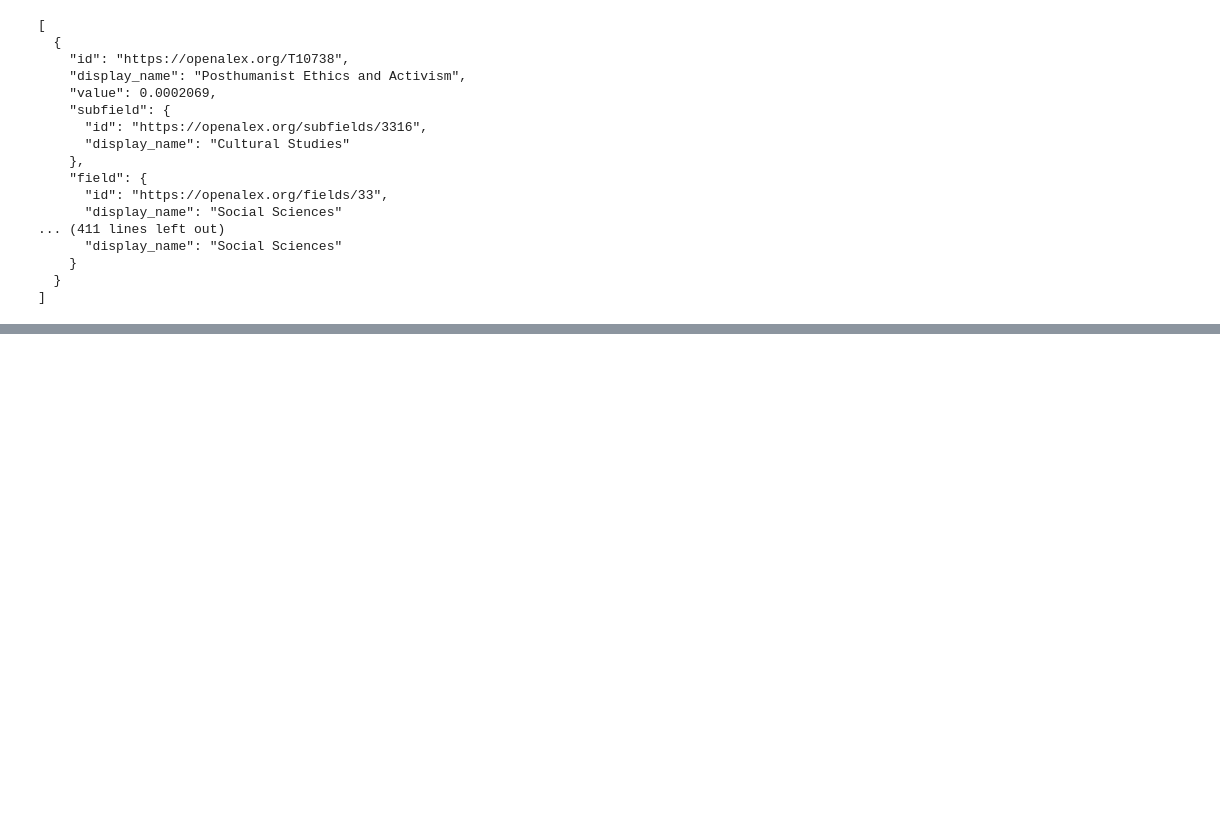
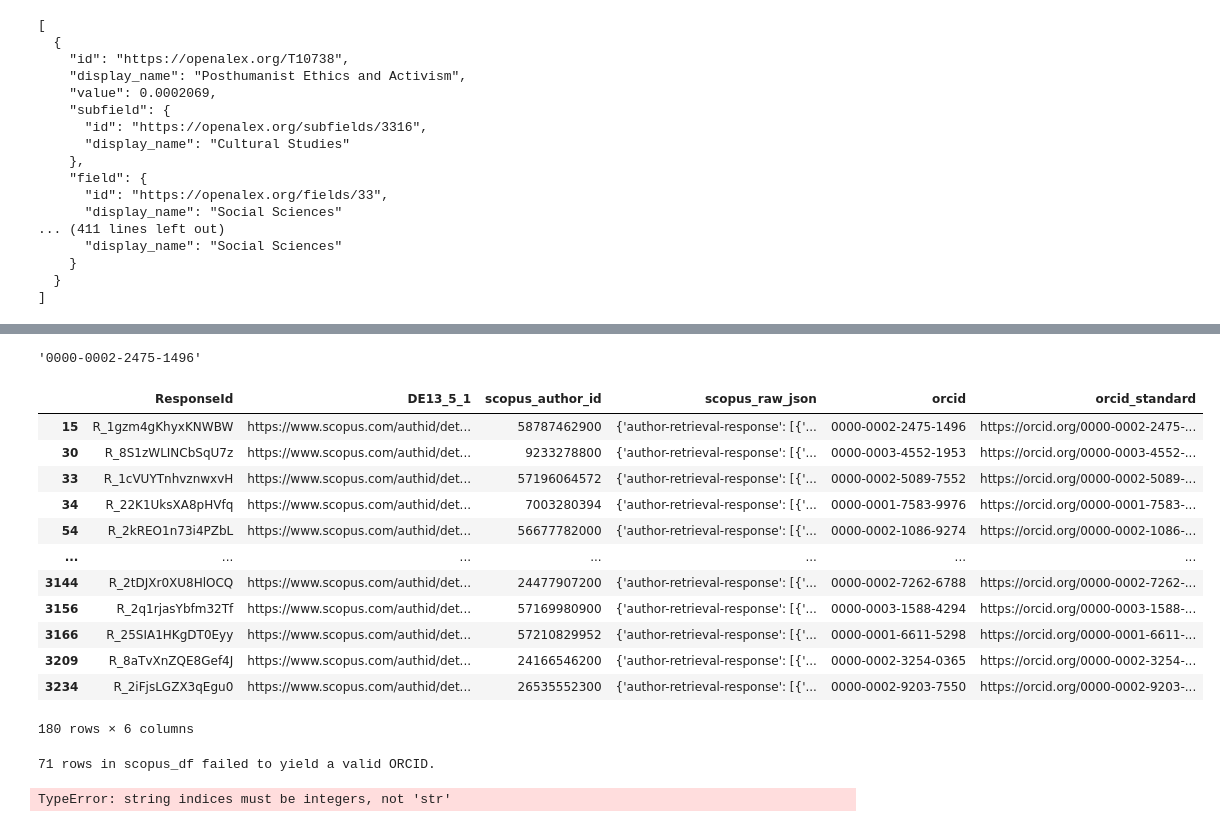
Before and after one commit to Ppandda/parenthood, a Jupyter notebook: parenthood_europe/notebooks/getting_temporal_data.ipynb, the cells around one changed output, grey strips where cells are left out. Cells and saved outputs as stored; diff of their text form; code cells hidden in the pictures; blank space fills up the shorter version.

```diff
--- a/parenthood_europe/notebooks/getting_temporal_data.ipynb
+++ b/parenthood_europe/notebooks/getting_temporal_data.ipynb
@@ -552,0 +679,8 @@ df_final['dominant_subfield'] = df_final['topic_share'].apply(get_dominant_subfi
+# %%
+def extract_author_id(scopus_url):
+    if isinstance(scopus_url, str) and "authorId=" in scopus_url:
+        return scopus_url.split("authorId=")[-1].split("&")[0]
+    return None
+
+scopus_df['scopus_author_id'] = scopus_df['DE13_5_1'].apply(extract_author_id)
+scopus_df
@@ -552,0 +701,19 @@ df_final['dominant_subfield'] = df_final['topic_share'].apply(get_dominant_subfi
+# %%
+API_KEY = "eb87b01c68aadbda0b3392211176df40"
+HEADERS = {"X-ELS-APIKey": API_KEY, "Accept": "application/json"}
+
+def fetch_author_metadata(author_id):
+    if not author_id:
+        return None
+    url = f"https://api.elsevier.com/content/author/author_id/{author_id}"
+    response = requests.get(url, headers=HEADERS)
+    if response.status_code == 200:
+        return response.json()
+    return None
+
+raw_jsons = []
+for author_id in scopus_df["scopus_author_id"]:
+    raw_jsons.append(fetch_author_metadata(author_id))
+    time.sleep(0.5)
+
+scopus_df["scopus_raw_json"] = raw_jsons
@@ -552,0 +744,30 @@ df_final['dominant_subfield'] = df_final['topic_share'].apply(get_dominant_subfi
+# %%
+# how can we get the orcid
+i = 0
+scopus_df["scopus_raw_json"].iloc[i]["author-retrieval-response"][0]["coredata"]["orcid"]
+# %% [output]
+'0000-0002-2475-1496'
+# %%
+def extract_orcid(entry):
+    try:
+        return entry["author-retrieval-response"][0]["coredata"].get("orcid")
+    except (TypeError, KeyError, IndexError):
+        return None
+
+scopus_df["orcid"] = scopus_df["scopus_raw_json"].apply(extract_orcid)
+# %%
+scopus_df
+# %% [output]
+|  | ResponseId | DE13_5_1 | scopus_author_id | scopus_raw_json | orcid | orcid_standard |
+| 15 | R_1gzm4gKhyxKNWBW | https://www.scopus.com/authid/det... | 58787462900 | {'author-retrieval-response': [{'... | 0000-0002-2475-1496 | https://orcid.org/0000-0002-2475-... |
+| 30 | R_8S1zWLINCbSqU7z | https://www.scopus.com/authid/det... | 9233278800 | {'author-retrieval-response': [{'... | 0000-0003-4552-1953 | https://orcid.org/0000-0003-4552-... |
+| 33 | R_1cVUYTnhvznwxvH | https://www.scopus.com/authid/det... | 57196064572 | {'author-retrieval-response': [{'... | 0000-0002-5089-7552 | https://orcid.org/0000-0002-5089-... |
+| 34 | R_22K1UksXA8pHVfq | https://www.scopus.com/authid/det... | 7003280394 | {'author-retrieval-response': [{'... | 0000-0001-7583-9976 | https://orcid.org/0000-0001-7583-... |
+| 54 | R_2kREO1n73i4PZbL | https://www.scopus.com/authid/det... | 56677782000 | {'author-retrieval-response': [{'... | 0000-0002-1086-9274 | https://orcid.org/0000-0002-1086-... |
+| ... | ... | ... | ... | ... | ... | ... |
+| 3144 | R_2tDJXr0XU8HlOCQ | https://www.scopus.com/authid/det... | 24477907200 | {'author-retrieval-response': [{'... | 0000-0002-7262-6788 | https://orcid.org/0000-0002-7262-... |
+| 3156 | R_2q1rjasYbfm32Tf | https://www.scopus.com/authid/det... | 57169980900 | {'author-retrieval-response': [{'... | 0000-0003-1588-4294 | https://orcid.org/0000-0003-1588-... |
+| 3166 | R_25SIA1HKgDT0Eyy | https://www.scopus.com/authid/det... | 57210829952 | {'author-retrieval-response': [{'... | 0000-0001-6611-5298 | https://orcid.org/0000-0001-6611-... |
+| 3209 | R_8aTvXnZQE8Gef4J | https://www.scopus.com/authid/det... | 24166546200 | {'author-retrieval-response': [{'... | 0000-0002-3254-0365 | https://orcid.org/0000-0002-3254-... |
+| 3234 | R_2iFjsLGZX3qEgu0 | https://www.scopus.com/authid/det... | 26535552300 | {'author-retrieval-response': [{'... | 0000-0002-9203-7550 | https://orcid.org/0000-0002-9203-... |
+180 rows × 6 columns
@@ -552,0 +777,6 @@ df_final['dominant_subfield'] = df_final['topic_share'].apply(get_dominant_subfi
+# %%
+# did it fail somewhere?
+missing_df_scopus = scopus_df[scopus_df["orcid_standard"].isna()].copy()
+print(f"{len(missing_df_scopus)} rows in scopus_df failed to yield a valid ORCID.")
+# %% [output]
+71 rows in scopus_df failed to yield a valid ORCID.
@@ -552,0 +785,10 @@ df_final['dominant_subfield'] = df_final['topic_share'].apply(get_dominant_subfi
+# %%
+# we remove the missing ones and create a new df with only relevant cols for now
+# then we call openAlex API providing the new orcids of researchers that provided scopus Id
+scopus_orcid_df = scopus_df[scopus_df["orcid_standard"].notna()].copy()
+scopus_orcid_df = scopus_orcid_df[["ResponseId", "scopus_author_id", "orcid_standard"]]
+
+scopus_orcid_df["retrieved_author_data"] = scopus_orcid_df["orcid_standard"].apply(get_author_id)
+scopus_orcid_df
+# %% [output]
+TypeError: string indices must be integers, not 'str'
```
Also changed, not shown: parts of 25 cells of this notebook.
